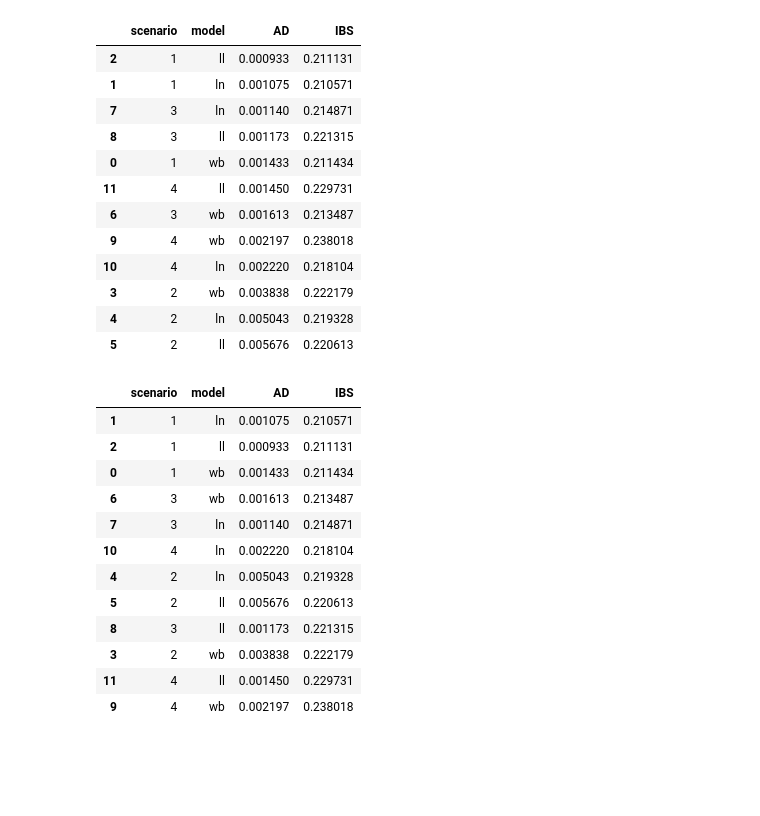
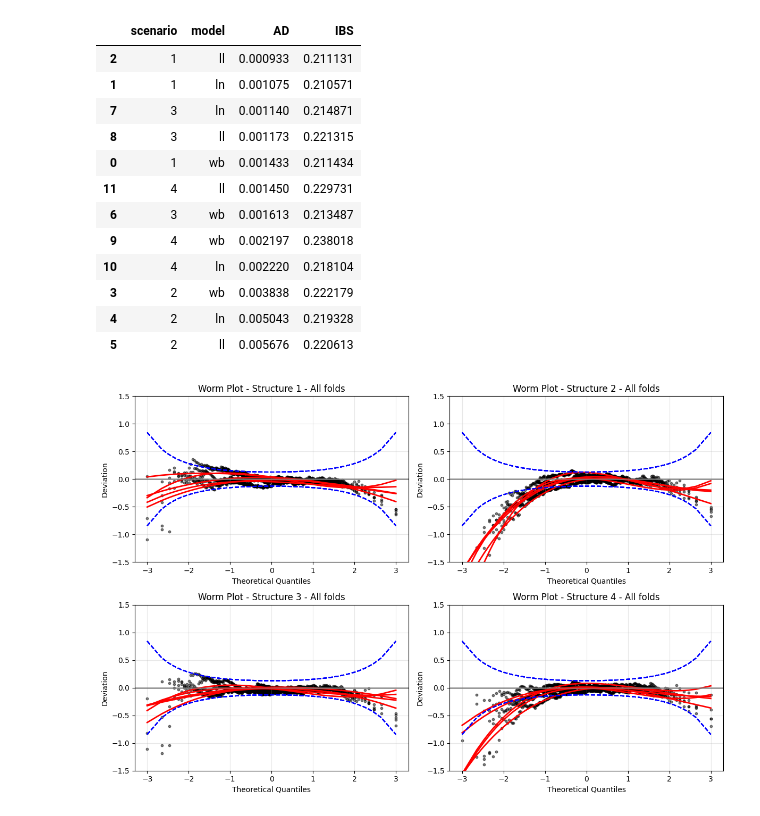
Before and after one commit to nhilariosilva/metabric_aft_models, a Jupyter notebook: notebooks/Cross Validation Analysis.ipynb, the cells around one changed output. Cells and saved outputs as stored; diff of their text form; code cells hidden in the pictures; blank space fills up the shorter version.

Commit message:
wormplots sugest good fit for Structures 1 and 3. We are able to justify the neural network use with a descriptive analysis of the nn effects in Structure 3. Maybe clusterization of patients

```diff
--- a/notebooks/Cross Validation Analysis.ipynb
+++ b/notebooks/Cross Validation Analysis.ipynb
@@ -224,19 +224,34 @@ metrics.sort_values(by = "AD")
 | 3 | 2 | wb | 0.003838 | 0.222179 |
 | 4 | 2 | ln | 0.005043 | 0.219328 |
 | 5 | 2 | ll | 0.005676 | 0.220613 |
-# %%
-metrics.sort_values(by = "IBS")
-# %% [output]
-|  | scenario | model | AD | IBS |
-| 1 | 1 | ln | 0.001075 | 0.210571 |
-| 2 | 1 | ll | 0.000933 | 0.211131 |
-| 0 | 1 | wb | 0.001433 | 0.211434 |
-| 6 | 3 | wb | 0.001613 | 0.213487 |
-| 7 | 3 | ln | 0.001140 | 0.214871 |
-| 10 | 4 | ln | 0.002220 | 0.218104 |
-| 4 | 2 | ln | 0.005043 | 0.219328 |
-| 5 | 2 | ll | 0.005676 | 0.220613 |
-| 8 | 3 | ll | 0.001173 | 0.221315 |
-| 3 | 2 | wb | 0.003838 | 0.222179 |
-| 11 | 4 | ll | 0.001450 | 0.229731 |
-| 9 | 4 | wb | 0.002197 | 0.238018 |
+# %%
+fig, ax = plt.subplots(nrows = 2, ncols = 2, figsize = (12,8))
+
+ad1, ad2, ad3, ad4 = [], [], [], []
+
+j = 0
+dist = "ln"
+for j in range(5):
+    norm_resid1 = utils.compute_randomized_residuals_censoring( summary_list[1][dist][j]["S_test"], summary_list[1]["ll"][j]["delta_test"] )
+    norm_resid2 = utils.compute_randomized_residuals_censoring( summary_list[2][dist][j]["S_test"], summary_list[2]["ll"][j]["delta_test"] )
+    norm_resid3 = utils.compute_randomized_residuals_censoring( summary_list[3][dist][j]["S_test"], summary_list[3]["ll"][j]["delta_test"] )
+    norm_resid4 = utils.compute_randomized_residuals_censoring( summary_list[4][dist][j]["S_test"], summary_list[4]["ll"][j]["delta_test"] )
+
+    ad1.append( evaluations.calculate_ad_statistic( summary_list[1][dist][j] ) )
+    ad2.append( evaluations.calculate_ad_statistic( summary_list[2][dist][j] ) )
+    ad3.append( evaluations.calculate_ad_statistic( summary_list[3][dist][j] ) )
+    ad4.append( evaluations.calculate_ad_statistic( summary_list[4][dist][j] ) )
+
+    utils.plot_worm(norm_resid1, ax = ax[0,0])
+    utils.plot_worm(norm_resid2, ax = ax[0,1])
+    utils.plot_worm(norm_resid3, ax = ax[1,0])
+    utils.plot_worm(norm_resid4, ax = ax[1,1])
+
+ax[0,0].set_title("Worm Plot - Structure 1 - All folds")
+ax[0,1].set_title("Worm Plot - Structure 2 - All folds")
+ax[1,0].set_title("Worm Plot - Structure 3 - All folds")
+ax[1,1].set_title("Worm Plot - Structure 4 - All folds")
+
+fig.tight_layout()
+# %% [output]
+[figure, added]
```
Also changed, not shown: parts of 1 cell of this notebook.
